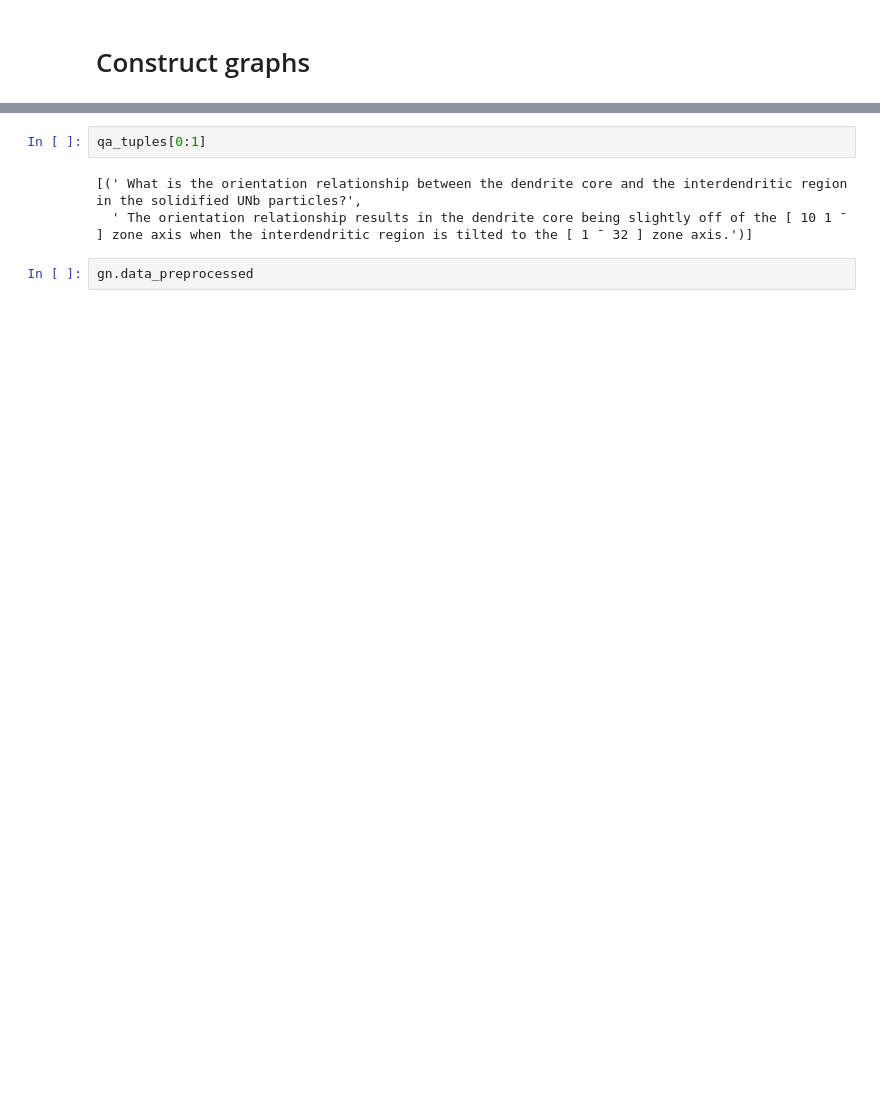
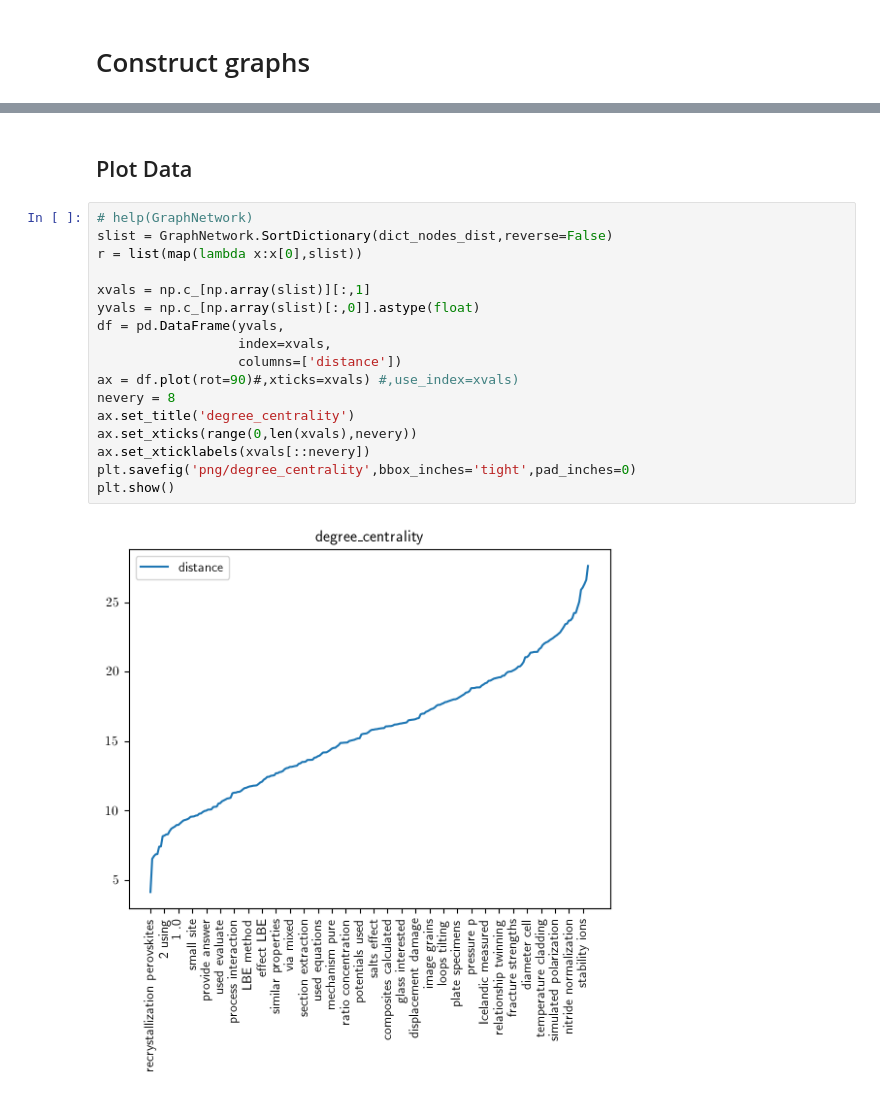
Before and after one commit to kkarimi62/word2vec, a Jupyter notebook: ipynb/load_data_and_encode_with_word2vec.ipynb, the cells around one changed output, grey strips where cells are left out. Drawn from its saved outputs; the diff is of its cells as text; blank space fills up the shorter version.

```diff
--- a/ipynb/load_data_and_encode_with_word2vec.ipynb
+++ b/ipynb/load_data_and_encode_with_word2vec.ipynb
@@ -810,8 +861,22 @@ two most connected nodes: used spectroscopy
-# %%
-qa_tuples[0:1]
-# %% [output]
-[(' What is the orientation relationship between the dendrite core and the interdendritic region in the solidified UNb particles?',
-  ' The orientation relationship results in the dendrite core being slightly off of the [ 10 1 ¯ ] zone axis when the interdendritic region is tilted to the [ 1 ¯ 32 ] zone axis.')]
-# %%
-gn.data_preprocessed
+# %% [markdown]
+## Plot Data
+# %%
+# help(GraphNetwork)
+slist = GraphNetwork.SortDictionary(dict_nodes_dist,reverse=False)
+r = list(map(lambda x:x[0],slist))
+
+xvals = np.c_[np.array(slist)][:,1]
+yvals = np.c_[np.array(slist)[:,0]].astype(float)
+df = pd.DataFrame(yvals,
+                  index=xvals,
+                  columns=['distance'])
+ax = df.plot(rot=90)#,xticks=xvals) #,use_index=xvals)
+nevery = 8
+ax.set_title('degree_centrality')
+ax.set_xticks(range(0,len(xvals),nevery))
+ax.set_xticklabels(xvals[::nevery])
+plt.savefig('png/degree_centrality',bbox_inches='tight',pad_inches=0)
+plt.show()
+# %% [output]
+[figure, added]
 # %%
```
Also changed, not shown: parts of 17 cells of this notebook, 1 other file.
